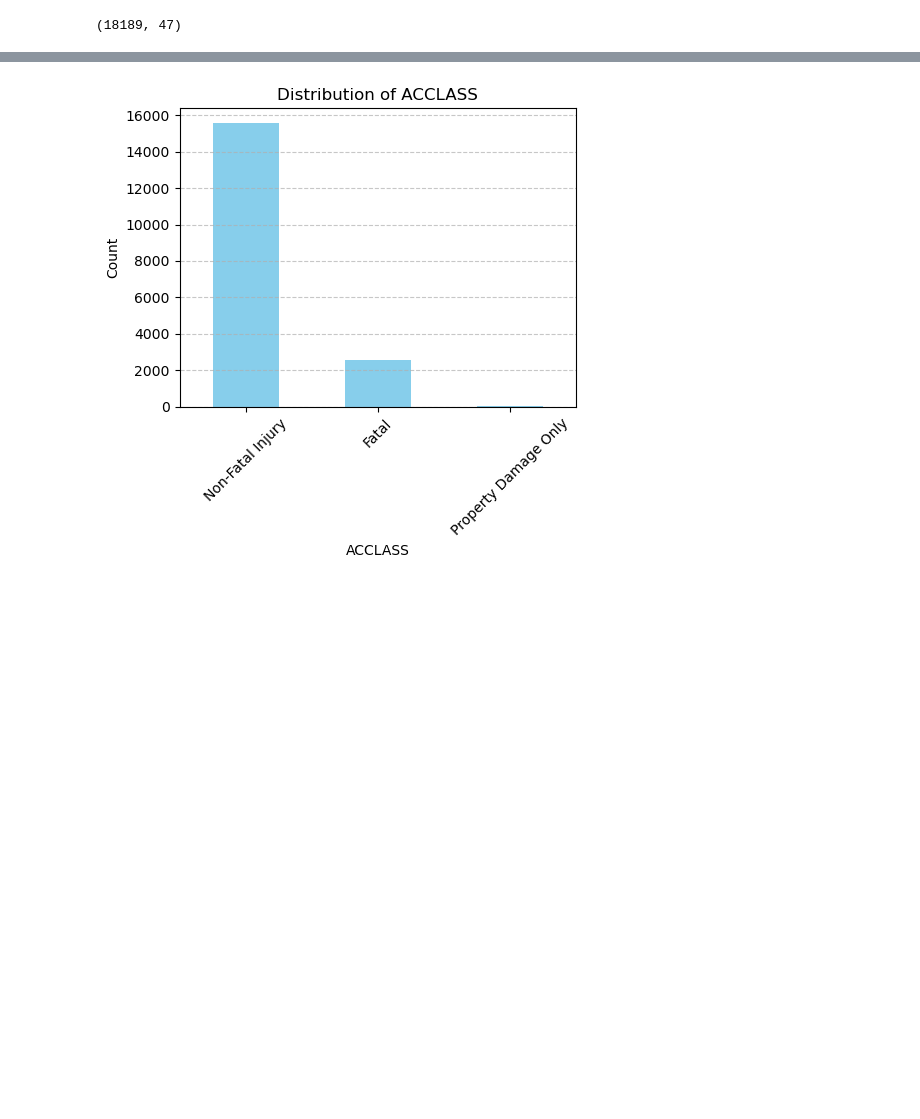
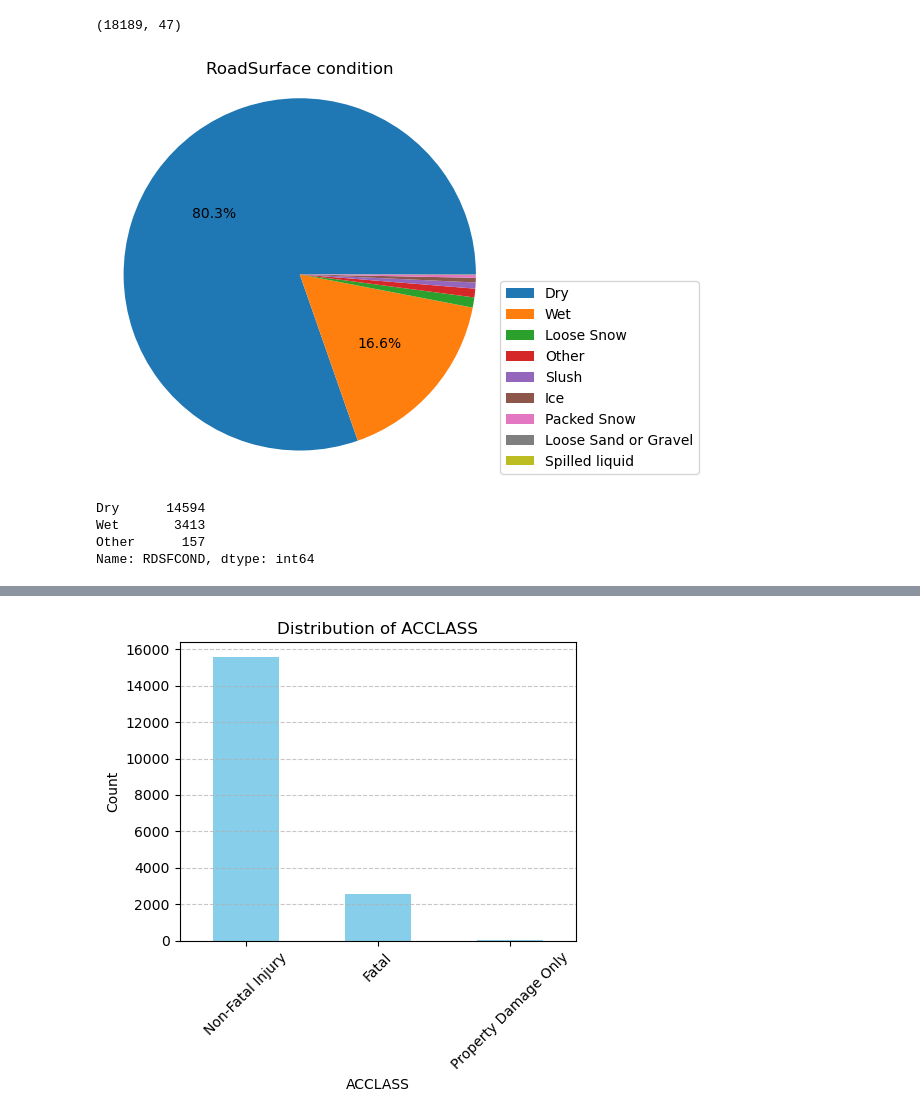
Before and after one commit to kwRe1208/comp247-group-project, a Jupyter notebook: preprocessing_plotting(kirstin).ipynb, the cells around one changed output, grey strips where cells are left out. Drawn from its saved outputs; the diff is of its cells as text; code cells hidden in the pictures; blank space fills up the shorter version.

Commit message:
finalized plotting & feature engineering

```diff
--- a/preprocessing_plotting(kirstin).ipynb
+++ b/preprocessing_plotting(kirstin).ipynb
@@ -212,3 +176,32 @@ unique_id_columns
 df.shape
 # %% [output]
 (18189, 47)
+# %%
+plt.figure(figsize=(5,5))
+road_surface_condition=df['RDSFCOND'].value_counts()
+plt.pie(road_surface_condition,  autopct=lambda pct: f'{pct:.1f}%' if pct > 5 else '')
+plt.axis('equal')
+plt.title('RoadSurface condition')
+plt.legend(labels=road_surface_condition.index,loc='upper left', bbox_to_anchor=(1, 0.5))
+plt.show()
+
+roadsurface_mapping = {
+    'Dry': 'Dry',
+    'Wet': 'Wet',
+    'Loose Snow': 'Wet',
+    'Other': 'Other',
+    'Slush': 'Wet',
+    'Ice': 'Wet',
+    'Packed Snow': 'Wet',
+    'Loose Sand or Gravel': 'Other',
+    'Spilled liquid': 'Other'
+}
+
+df['RDSFCOND'].replace(roadsurface_mapping,inplace=True)
+df['RDSFCOND'].value_counts()
+# %% [output]
+[figure, added]
+Dry      14594
+Wet       3413
+Other      157
+Name: RDSFCOND, dtype: int64
```
Also changed, not shown: parts of 24 cells of this notebook, 1 other file.
